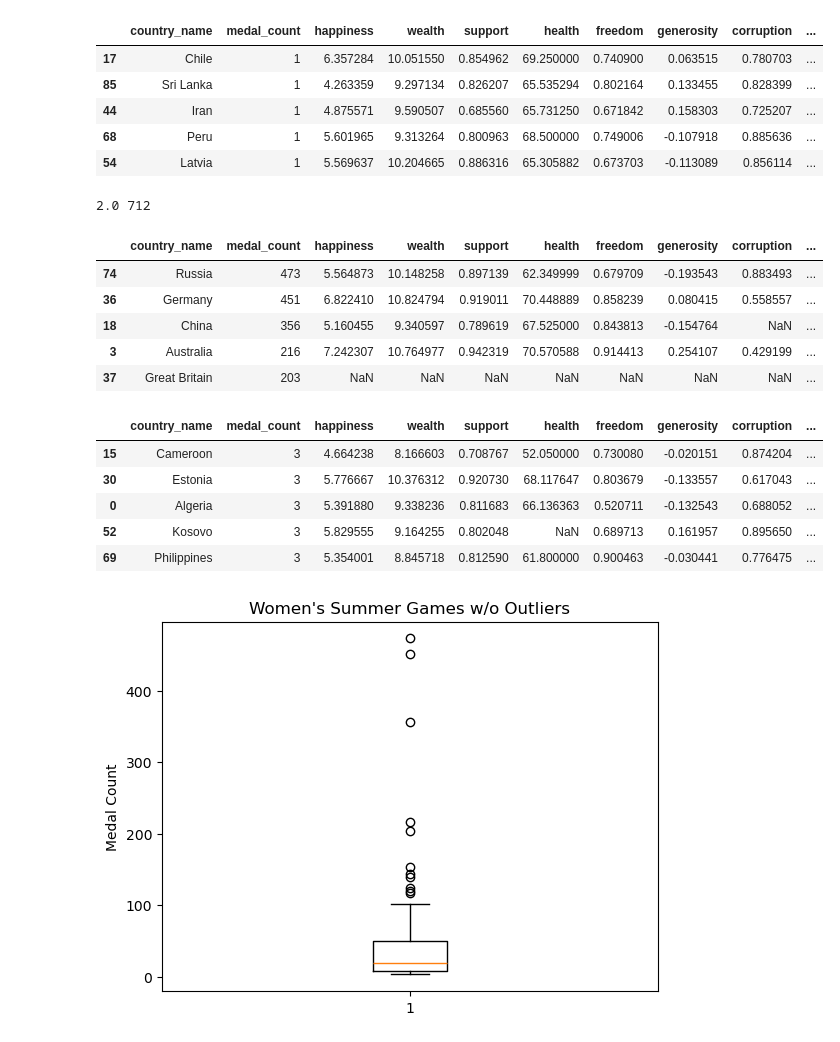
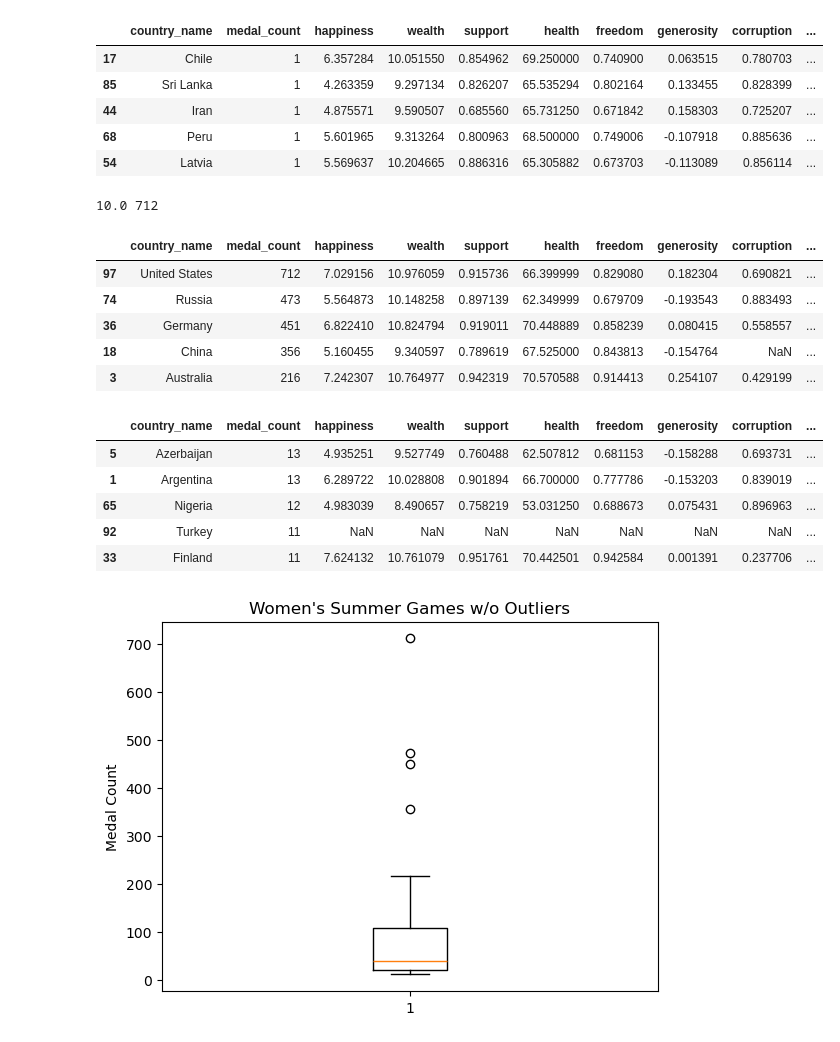
Before and after one commit to JimGile/group3-project1, a Jupyter notebook: src/jg_medal_detail_correlations.ipynb, the cells around one changed output. Cells and saved outputs as stored; diff of their text form; code cells hidden in the pictures.

Commit message:
advanced correlations with outliers removed and box plots

```diff
--- a/src/jg_medal_detail_correlations.ipynb
+++ b/src/jg_medal_detail_correlations.ipynb
@@ -137,31 +137,31 @@ display(df.tail())
 # %%
 # Remove outliers
 lower, upper = custom_outliers(df)
 print(lower, upper)
 
 # Remove outliers
-outlier_df = df[(df['medal_count'] < upper) & (df['medal_count'] > lower)]
+outlier_df = df[(df['medal_count'] <= upper) & (df['medal_count'] > lower)]
 
 display(outlier_df.head())
 display(outlier_df.tail())
 # df.sort_values(by='medal_count', ascending=False)
 # df.head()
 box_plot_medals(outlier_df, 'Women\'s Summer Games w/o Outliers')
 # %% [output]
-2.0 712
+10.0 712
 |  | country_name | medal_count | happiness | wealth | support | health | freedom | generosity | corruption | ... |
+| 97 | United States | 712 | 7.029156 | 10.976059 | 0.915736 | 66.399999 | 0.829080 | 0.182304 | 0.690821 | ... |
 | 74 | Russia | 473 | 5.564873 | 10.148258 | 0.897139 | 62.349999 | 0.679709 | -0.193543 | 0.883493 | ... |
 | 36 | Germany | 451 | 6.822410 | 10.824794 | 0.919011 | 70.448889 | 0.858239 | 0.080415 | 0.558557 | ... |
 | 18 | China | 356 | 5.160455 | 9.340597 | 0.789619 | 67.525000 | 0.843813 | -0.154764 | NaN | ... |
 | 3 | Australia | 216 | 7.242307 | 10.764977 | 0.942319 | 70.570588 | 0.914413 | 0.254107 | 0.429199 | ... |
-| 37 | Great Britain | 203 | NaN | NaN | NaN | NaN | NaN | NaN | NaN | ... |
 |  | country_name | medal_count | happiness | wealth | support | health | freedom | generosity | corruption | ... |
-| 15 | Cameroon | 3 | 4.664238 | 8.166603 | 0.708767 | 52.050000 | 0.730080 | -0.020151 | 0.874204 | ... |
-| 30 | Estonia | 3 | 5.776667 | 10.376312 | 0.920730 | 68.117647 | 0.803679 | -0.133557 | 0.617043 | ... |
-| 0 | Algeria | 3 | 5.391880 | 9.338236 | 0.811683 | 66.136363 | 0.520711 | -0.132543 | 0.688052 | ... |
-| 52 | Kosovo | 3 | 5.829555 | 9.164255 | 0.802048 | NaN | 0.689713 | 0.161957 | 0.895650 | ... |
-| 69 | Philippines | 3 | 5.354001 | 8.845718 | 0.812590 | 61.800000 | 0.900463 | -0.030441 | 0.776475 | ... |
+| 5 | Azerbaijan | 13 | 4.935251 | 9.527749 | 0.760488 | 62.507812 | 0.681153 | -0.158288 | 0.693731 | ... |
+| 1 | Argentina | 13 | 6.289722 | 10.028808 | 0.901894 | 66.700000 | 0.777786 | -0.153203 | 0.839019 | ... |
+| 65 | Nigeria | 12 | 4.983039 | 8.490657 | 0.758219 | 53.031250 | 0.688673 | 0.075431 | 0.896963 | ... |
+| 92 | Turkey | 11 | NaN | NaN | NaN | NaN | NaN | NaN | NaN | ... |
+| 33 | Finland | 11 | 7.624132 | 10.761079 | 0.951761 | 70.442501 | 0.942584 | 0.001391 | 0.237706 | ... |
-[figure, old version]
+[figure, new version]
 # %%
 outlier_df.set_index('country_name').corr()
 # %% [output]
```
Also changed, not shown: parts of 1 cell of this notebook.
